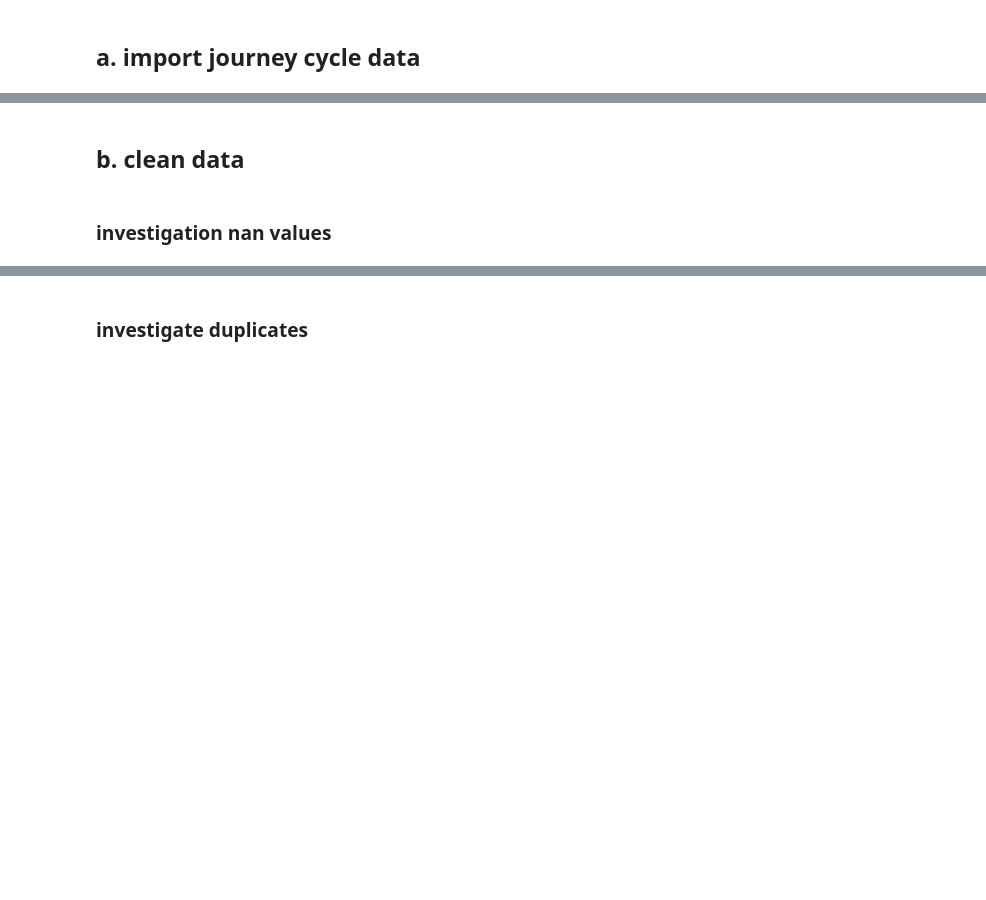
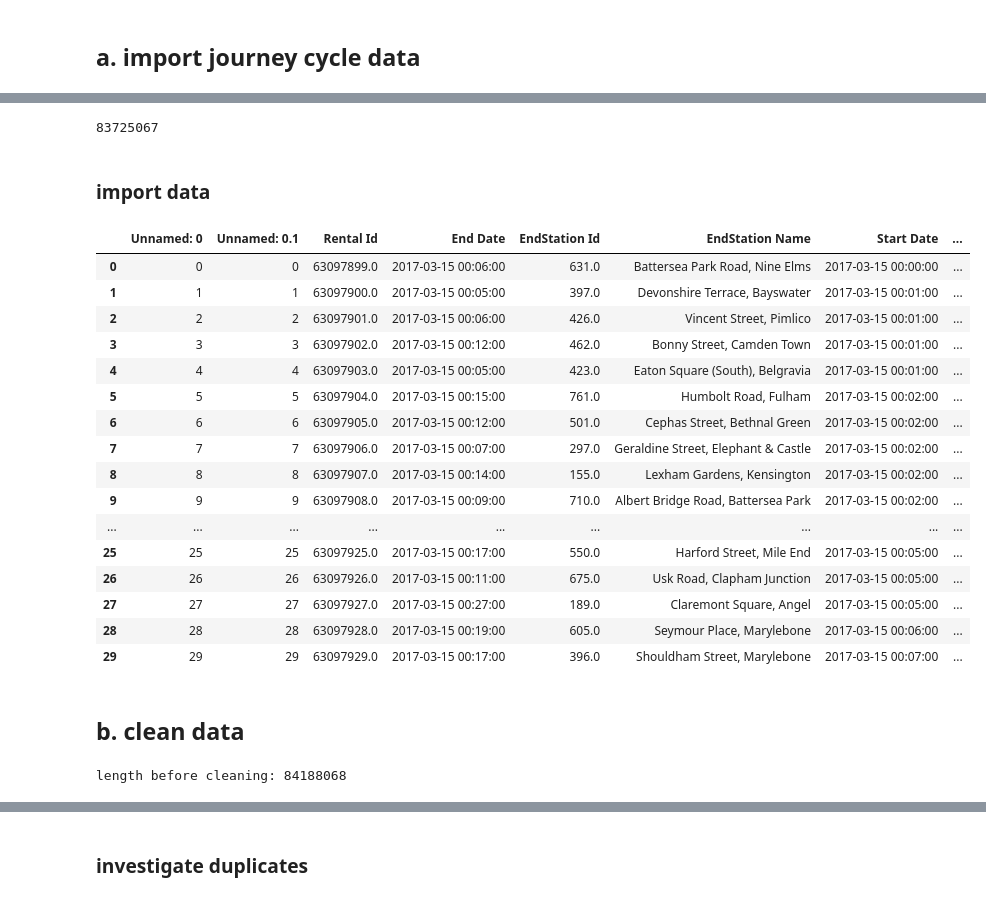
Before and after one commit to tabeaeggler/UrbanMobility, a Jupyter notebook: Data_Scraper.ipynb, the cells around one changed output, grey strips where cells are left out. Saved outputs shown, nothing was run; the diff lists cells and outputs as text; code cells hidden in the pictures; blank space fills up the shorter version.

```diff
--- a/Data_Scraper.ipynb
+++ b/Data_Scraper.ipynb
@@ -77,10 +81,37 @@ len(merged_df)
 # %%
 merged_df.to_csv('/Users/tabea/Documents/UrbanMobility/data/journey_data_raw.csv')
 # %%
-merged_df.head(50)
+len(merged_df)
+# %% [output]
+83725067
+# %% [markdown]
+### import data
+# %%
+# import
+merged_df = pd.read_csv('/Users/tabea/Documents/UrbanMobility/data/journey_data_raw.csv')
+# %%
+merged_df.head(30)
+# %% [output]
+|  | Unnamed: 0 | Unnamed: 0.1 | Rental Id | End Date | EndStation Id | EndStation Name | Start Date | ... |
+| 0 | 0 | 0 | 63097899.0 | 2017-03-15 00:06:00 | 631.0 | Battersea Park Road, Nine Elms | 2017-03-15 00:00:00 | ... |
+| 1 | 1 | 1 | 63097900.0 | 2017-03-15 00:05:00 | 397.0 | Devonshire Terrace, Bayswater | 2017-03-15 00:01:00 | ... |
+| 2 | 2 | 2 | 63097901.0 | 2017-03-15 00:06:00 | 426.0 | Vincent Street, Pimlico | 2017-03-15 00:01:00 | ... |
+| 3 | 3 | 3 | 63097902.0 | 2017-03-15 00:12:00 | 462.0 | Bonny Street, Camden Town | 2017-03-15 00:01:00 | ... |
+| 4 | 4 | 4 | 63097903.0 | 2017-03-15 00:05:00 | 423.0 | Eaton Square (South), Belgravia | 2017-03-15 00:01:00 | ... |
+| 5 | 5 | 5 | 63097904.0 | 2017-03-15 00:15:00 | 761.0 | Humbolt Road, Fulham | 2017-03-15 00:02:00 | ... |
+| 6 | 6 | 6 | 63097905.0 | 2017-03-15 00:12:00 | 501.0 | Cephas Street, Bethnal Green | 2017-03-15 00:02:00 | ... |
+| 7 | 7 | 7 | 63097906.0 | 2017-03-15 00:07:00 | 297.0 | Geraldine Street, Elephant & Castle | 2017-03-15 00:02:00 | ... |
+| 8 | 8 | 8 | 63097907.0 | 2017-03-15 00:14:00 | 155.0 | Lexham Gardens, Kensington | 2017-03-15 00:02:00 | ... |
+| 9 | 9 | 9 | 63097908.0 | 2017-03-15 00:09:00 | 710.0 | Albert Bridge Road, Battersea Park | 2017-03-15 00:02:00 | ... |
+| ... | ... | ... | ... | ... | ... | ... | ... | ... |
+| 25 | 25 | 25 | 63097925.0 | 2017-03-15 00:17:00 | 550.0 | Harford Street, Mile End | 2017-03-15 00:05:00 | ... |
+| 26 | 26 | 26 | 63097926.0 | 2017-03-15 00:11:00 | 675.0 | Usk Road, Clapham Junction | 2017-03-15 00:05:00 | ... |
+| 27 | 27 | 27 | 63097927.0 | 2017-03-15 00:27:00 | 189.0 | Claremont Square, Angel | 2017-03-15 00:05:00 | ... |
+| 28 | 28 | 28 | 63097928.0 | 2017-03-15 00:19:00 | 605.0 | Seymour Place, Marylebone | 2017-03-15 00:06:00 | ... |
+| 29 | 29 | 29 | 63097929.0 | 2017-03-15 00:17:00 | 396.0 | Shouldham Street, Marylebone | 2017-03-15 00:07:00 | ... |
 # %% [markdown]
 ## b. clean data
 # %%
 print("length before cleaning:", len(merged_df))
+# %% [output]
+length before cleaning: 84188068
-# %% [markdown]
-### investigation nan values
```
Also changed, not shown: parts of 49 cells of this notebook, 3 other files.
